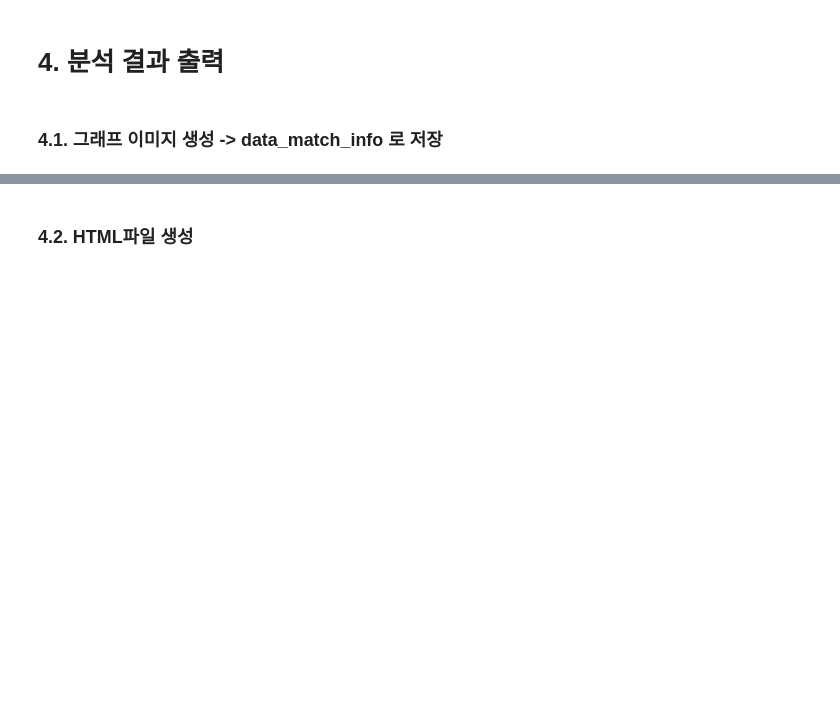
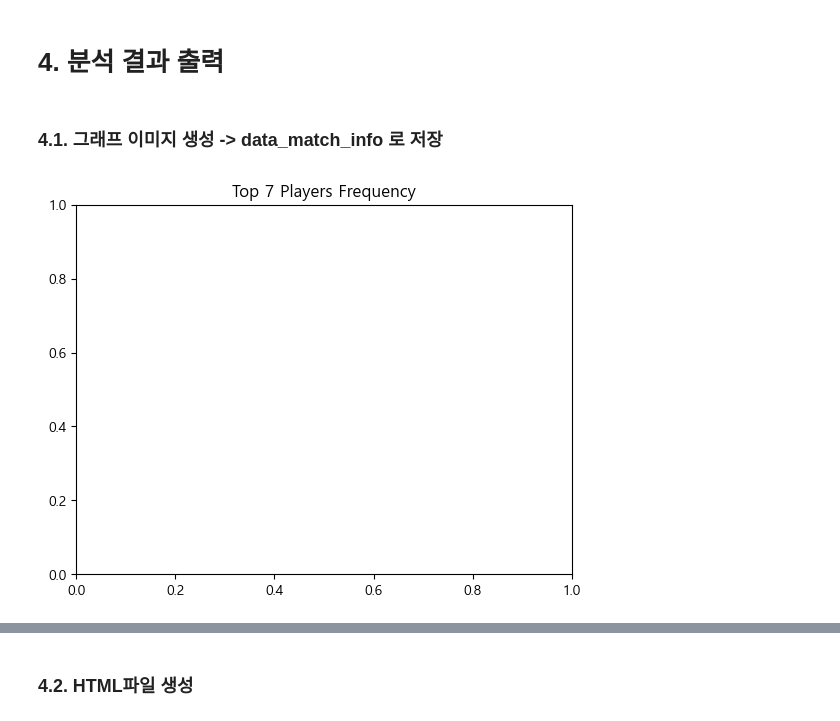
Before and after one commit to 20161609/A-match_wave, a Jupyter notebook: step3_data_viewer_graph.ipynb, the cells around one changed output, grey strips where cells are left out. Drawn from its saved outputs; the diff is of its cells as text; code cells hidden in the pictures; blank space fills up the shorter version.

```diff
--- a/step3_data_viewer_graph.ipynb
+++ b/step3_data_viewer_graph.ipynb
@@ -84,4 +84,11 @@ for i, player in enumerate(player_box):
     print(player, end = ' ')
     if (i+1)%10==0:
         print()
+
+import json
+
+a = {p:[] for p in player_box}
+
+with open('data_json/nickname.json','w', encoding='utf-8') as f:
+    json.dump(a,f)
 # %% [output]
@@ -95,3 +102,12 @@ for i, player in enumerate(player_box):
+# %%
+# 별명
+with open('data_json/nickname.json','r') as f:
+    nicks = json.load(f)
+
+nick_to_name = {}
+for name, nick in nicks.items():
+    for nk in nick:
+        nick_to_name[nk] = name
 # %% [markdown]
 ### 3.2. 게시글 파일 불러오기
 # %%
@@ -192,6 +208,9 @@ for i in range(len(df_match)):
             for index in indexes:
                 post = df_post['POST'][index]
                 for word in preprocessing(post ,okt,remove_stopwords=True,stop_words= stop_words):
+                    if word in nick_to_name:
+                        word = nick_to_name[word]
+
                     if not word in player_box:
                         continue
                     if not word in frequency:
@@ -224,44 +252,57 @@ def frequency_graph(index, match_post):
         korea_score = match_info['Korea_score']
         oppo_score = match_info['Oppo_score']
 
-        top_7 = frequency[:7]
-
-        players, scores = zip(*top_7)
+        if len(frequency) >= 7:
+            top_7 = frequency[:7]
+            explode = (0.1, 0, 0, 0, 0, 0, 0)
+            colors = plt.get_cmap('Pastel1')(np.linspace(0.2, 0.7, len(top_7)))
+            players, scores = zip(*top_7)
+            plt.title('Top 7 Players Frequency')
+        elif len(frequency) == 6:
+            top_6 = frequency[:6]
+            explode = (0.1, 0, 0, 0, 0, 0)
+            colors = plt.get_cmap('Pastel1')(np.linspace(0.2, 0.7, len(top_6)))
+            players, scores = zip(*top_6)
+            plt.title('Top 6 Players Frequency')
+        elif len(frequency) == 5:
+            top_5 = frequency[:5]
+            explode = (0.1, 0, 0, 0, 0)
+            colors = plt.get_cmap('Pastel1')(np.linspace(0.2, 0.7, len(top_5)))
+            players, scores = zip(*top_5)
+            plt.title('Top 5 Players Frequency')
 
         match_type = match_info['Korea']
         if match_type != '남자 국가대표팀':
+            print(opponent)
             return
-
 
         # 그래프 설정
         plt.figure(figsize=(10, 6))
-        explode = (0.1, 0, 0, 0, 0, 0, 0)
-        colors = plt.get_cmap('Pastel1')(np.linspace(0.2, 0.7, len(top_7)))
-
-        # 파이 차트 그리기
         plt.pie(scores, labels=players, autopct='%1.1f%%', startangle=140, explode=explode, shadow=True, colors=colors)
-        plt.title('Top 7 Players Frequency')
 
         # match_info 정보를 텍스트로 추가
         match_info_txt = f"{match_date}\n Korea vs {opponent}\n{korea_score} : {oppo_score}"
 
         plt.annotate(match_info_txt, xy=(1, 0), xycoords='axes fraction', fontsize=10, xytext=(-20, 20), textcoords='offset points', ha='right', va='bottom')
 
         # 파일 저장
         match_date_txt = ''.join(match_date.split('-'))[2::]
 
         file_name = f'{match_date_txt}_{opponent}'
         if korea_score > oppo_score:
             match_result[file_name] = 'WIN'
         elif korea_score < oppo_score:
             match_result[file_name] = 'LOSE'
         else: # korea_score == oppo_score
             match_result[file_name] = 'DRAW'
 
         plt.savefig(f'{PATH_MATCH_INFO_PNG}/{file_name}.png', bbox_inches='tight')
         plt.close()
+
     except Exception as e:
         plt.close()
 
 for i in range(len(match_post)):
     frequency_graph(i, match_post)
+# %% [output]
+[figure, added]
```
Also changed, not shown: parts of 4 cells of this notebook, 26 other files.
